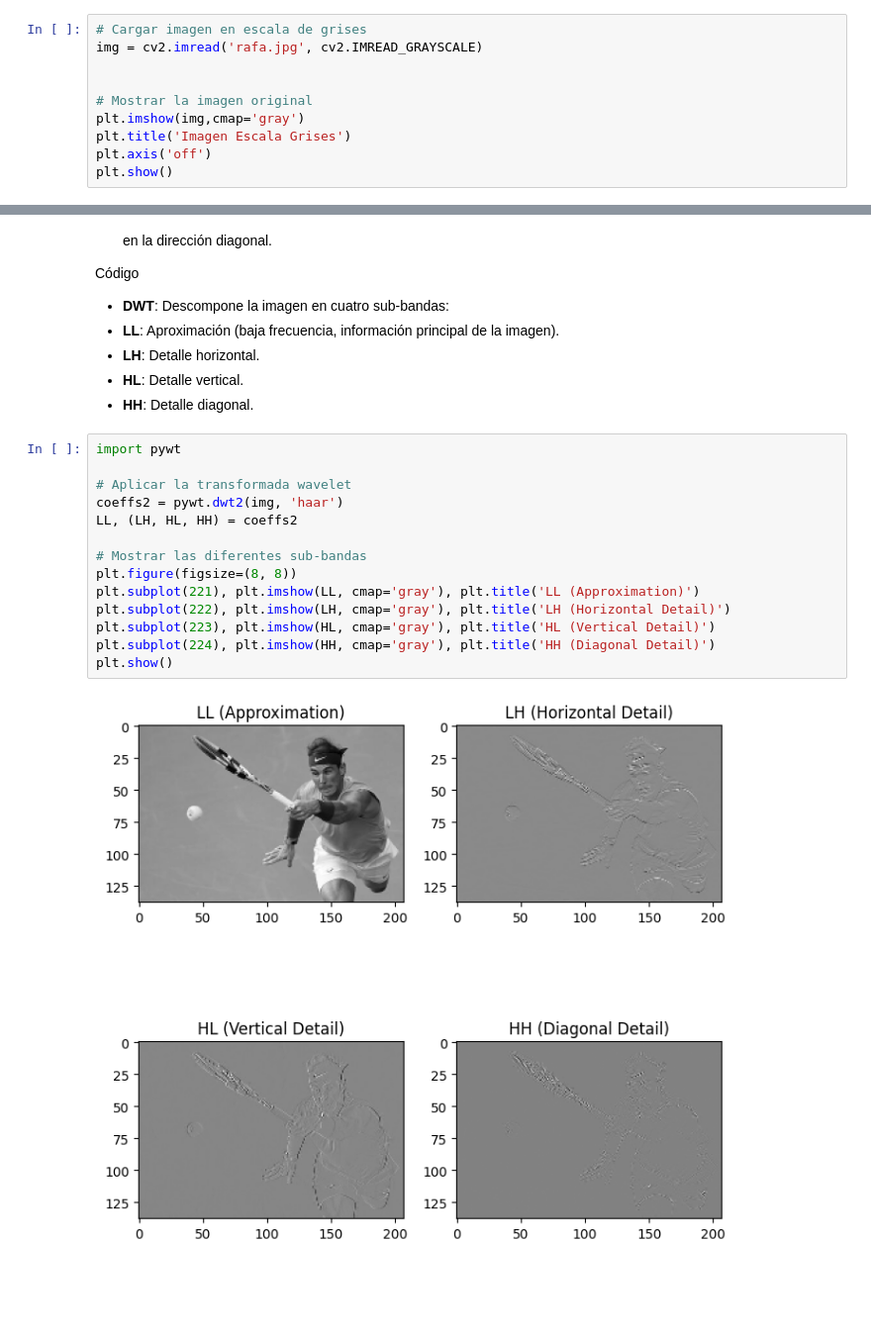
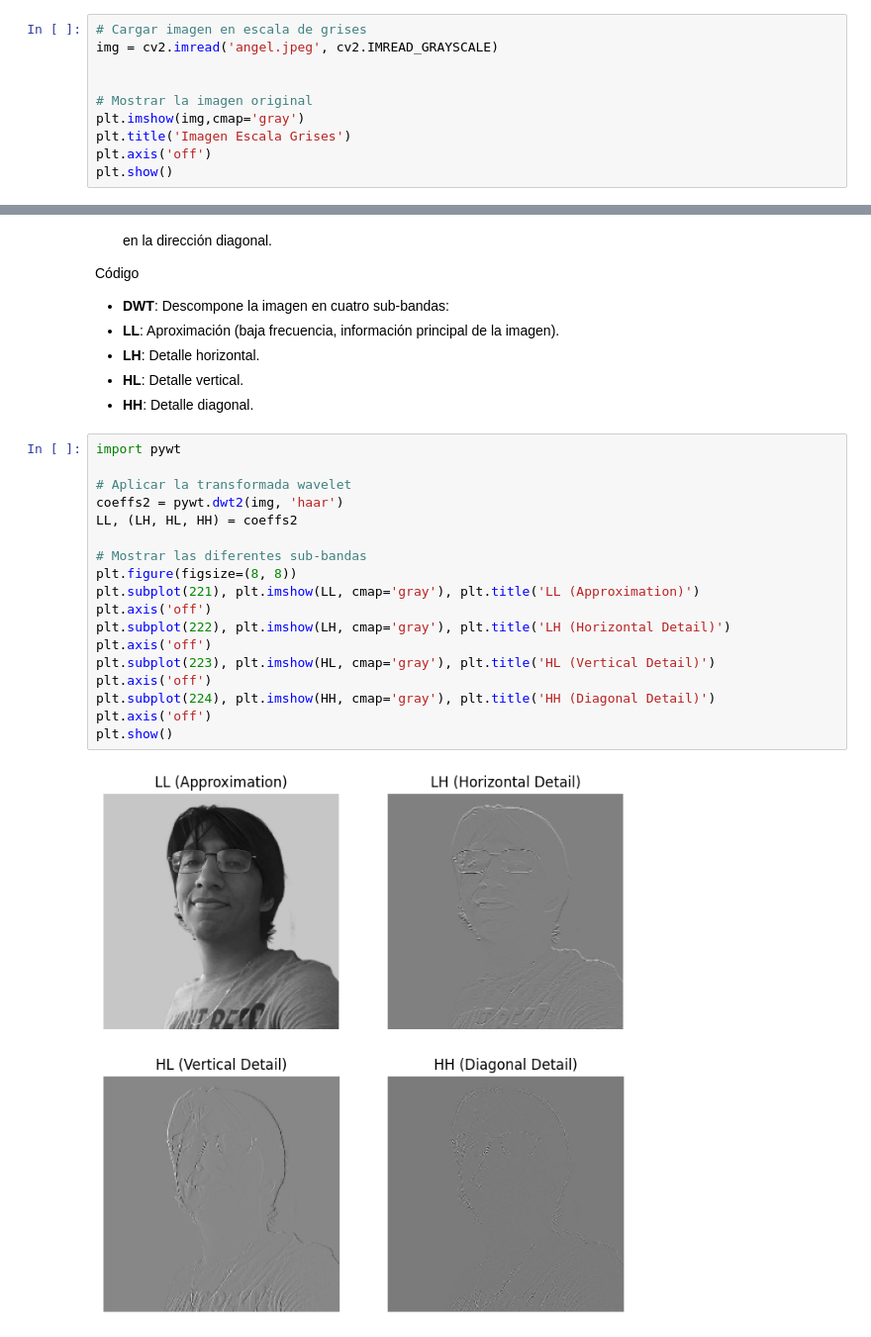
Before and after one commit to depresionTropical/temas-selectos-IA, a Jupyter notebook: U2-CV/Segmentaicón_Textutas.ipynb, the cells around one changed output, grey strips where cells are left out. Shown at 99% size. Cells and saved outputs as stored; diff of their text form; blank space fills up the shorter version.

```diff
--- a/U2-CV/Segmentaicón_Textutas.ipynb
+++ b/U2-CV/Segmentaicón_Textutas.ipynb
@@ -84,6 +84,6 @@ array([[[ 79, 150, 228],
 # %%
 # Cargar imagen en escala de grises
-img = cv2.imread('rafa.jpg', cv2.IMREAD_GRAYSCALE)
+img = cv2.imread('angel.jpeg', cv2.IMREAD_GRAYSCALE)
 
 
 # Mostrar la imagen original
@@ -328,16 +325,20 @@ Código
 # %%
 import pywt
 
 # Aplicar la transformada wavelet
 coeffs2 = pywt.dwt2(img, 'haar')
 LL, (LH, HL, HH) = coeffs2
 
 # Mostrar las diferentes sub-bandas
 plt.figure(figsize=(8, 8))
 plt.subplot(221), plt.imshow(LL, cmap='gray'), plt.title('LL (Approximation)')
+plt.axis('off')
 plt.subplot(222), plt.imshow(LH, cmap='gray'), plt.title('LH (Horizontal Detail)')
+plt.axis('off')
 plt.subplot(223), plt.imshow(HL, cmap='gray'), plt.title('HL (Vertical Detail)')
+plt.axis('off')
 plt.subplot(224), plt.imshow(HH, cmap='gray'), plt.title('HH (Diagonal Detail)')
+plt.axis('off')
 plt.show()
 # %% [output]
-[figure, old version]
+[figure, new version]
```
Also changed, not shown: parts of 9 cells of this notebook, 2 other files.
